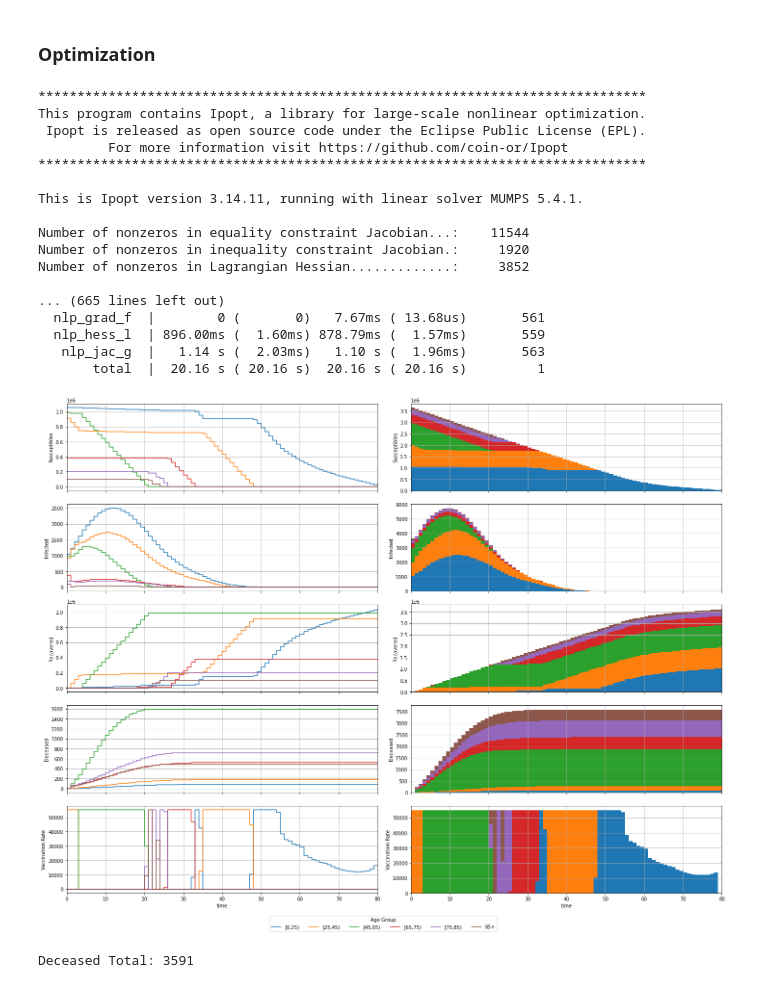
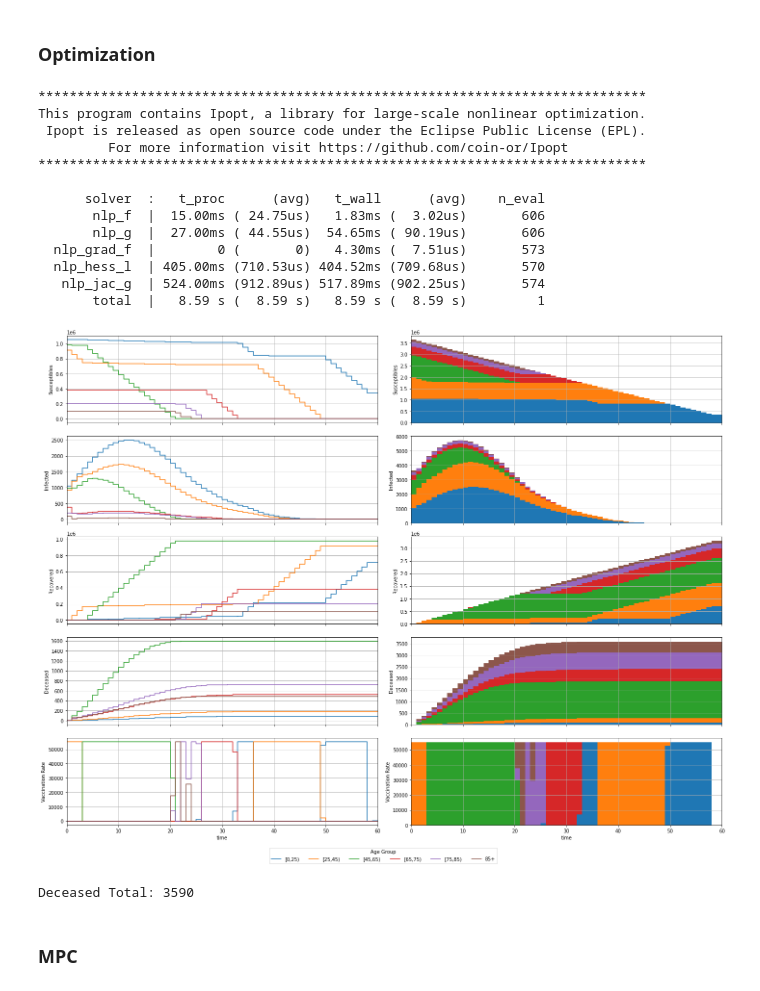
Before and after one commit to GuiBeal-Academy/MPC-COVID-19, a Jupyter notebook: README.ipynb, the cells around one changed output. Cells and saved outputs as stored; diff of their text form; code cells hidden in the pictures.

```diff
--- a/README.ipynb
+++ b/README.ipynb
@@ -250,7 +251,7 @@ f:(X[24],U[6])->(X+[24]) MXFunction
 # %%
 opti = casadi.Opti()
 
-N = 80
+N = 60 # prediction horizon
 
 s = opti.variable(n_a, N + 1)
 i = opti.variable(n_a, N + 1)
@@ -262,47 +263,47 @@ x = wrap(s, i, r, d)
 s_0 = opti.parameter(n_a,1)
 i_0 = opti.parameter(n_a,1)
 r_0 = opti.parameter(n_a,1)
 d_0 = opti.parameter(n_a,1)
 x_0 = wrap(s_0, i_0, r_0, d_0)
 
 opti.minimize(0.1*casadi.sumsqr(i) + 0.9*casadi.sumsqr(d))
 
 opti.subject_to(x[:,0] == x_0) # initial conditions
 for k in range(N):
   opti.subject_to(x[:,k + 1] == f(x[:,k], u[:,k])) # dynamics
-  opti.subject_to(u[:,k] <= s[:,k]) # control limit
-opti.subject_to(opti.bounded(0,u,u_max)) # control limit
-opti.subject_to(opti.bounded(0,casadi.sum1(u),u_max)) # control limit
+  opti.subject_to(u[:,k] <= s[:,k]) # dynamic control bound
+opti.subject_to(opti.bounded(0,u,u_max)) # individual control bounds
+opti.subject_to(opti.bounded(0,casadi.sum1(u),u_max)) # joint control bounds
 
 opti.set_value(x_0, X_0)
 
-opti.solver('ipopt')
+opti.solver('ipopt', {}, {
+  'print_level': 0,
+})
 
 sol = opti.solve()
 
 t_grid = range(N + 1)
 x_grid = sol.value(x)
 u_grid = np.hstack((sol.value(u), np.nan*np.ones((n_a,1))))
 plot(t_grid, x_grid, u_grid, discrete=True)
 
 print(f'Deceased Total: {sum(x_grid[3*n_a:4*n_a,-1]):.0f}')
 # %% [output]
 ******************************************************************************
 This program contains Ipopt, a library for large-scale nonlinear optimization.
  Ipopt is released as open source code under the Eclipse Public License (EPL).
          For more information visit https://github.com/coin-or/Ipopt
 ******************************************************************************
 
-This is Ipopt version 3.14.11, running with linear solver MUMPS 5.4.1.
-
-Number of nonzeros in equality constraint Jacobian...:    11544
-Number of nonzeros in inequality constraint Jacobian.:     1920
-Number of nonzeros in Lagrangian Hessian.............:     3852
-
-... (665 lines left out)
-  nlp_grad_f  |        0 (       0)   7.67ms ( 13.68us)       561
-  nlp_hess_l  | 896.00ms (  1.60ms) 878.79ms (  1.57ms)       559
-   nlp_jac_g  |   1.14 s (  2.03ms)   1.10 s (  1.96ms)       563
-       total  |  20.16 s ( 20.16 s)  20.16 s ( 20.16 s)         1
+      solver  :   t_proc      (avg)   t_wall      (avg)    n_eval
+       nlp_f  |  15.00ms ( 24.75us)   1.83ms (  3.02us)       606
+       nlp_g  |  27.00ms ( 44.55us)  54.65ms ( 90.19us)       606
+  nlp_grad_f  |        0 (       0)   4.30ms (  7.51us)       573
+  nlp_hess_l  | 405.00ms (710.53us) 404.52ms (709.68us)       570
+   nlp_jac_g  | 524.00ms (912.89us) 517.89ms (902.25us)       574
+       total  |   8.59 s (  8.59 s)   8.59 s (  8.59 s)         1
-[figure, old version]
+[figure, new version]
-Deceased Total: 3591
+Deceased Total: 3590
+# %% [markdown]
+### MPC
```
Also changed, not shown: parts of 2 cells of this notebook.
